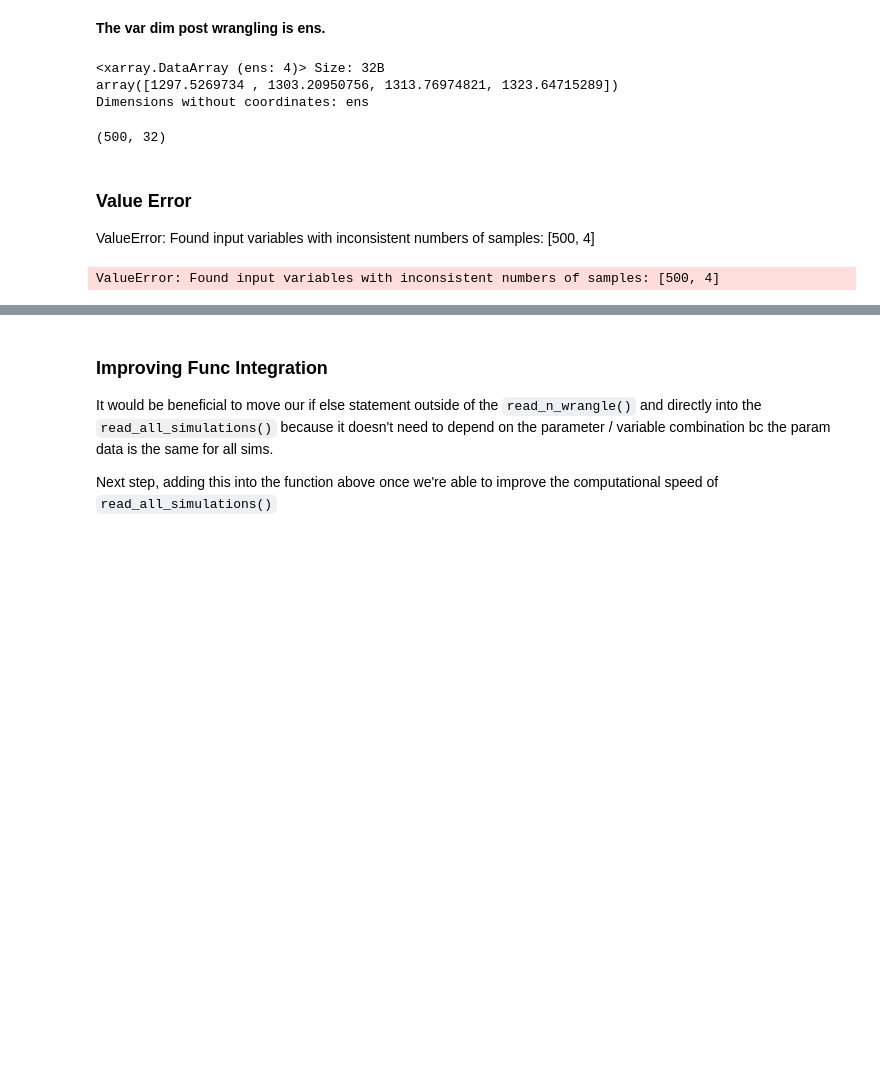
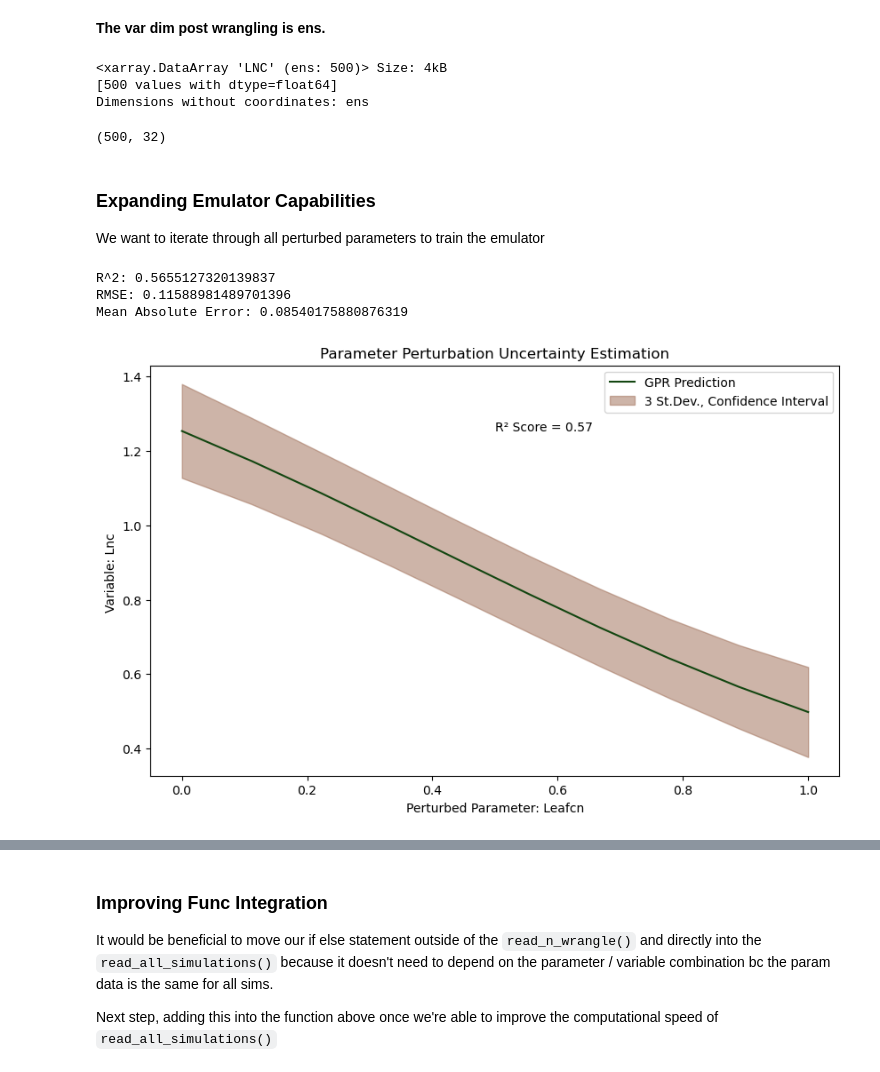
Before and after one commit to GaiaFuture/Prototype, a Jupyter notebook: expanding_var_cluster_timeline.ipynb, the cells around one changed output, grey strips where cells are left out. Drawn from its saved outputs; the diff is of its cells as text; code cells hidden in the pictures; blank space fills up the shorter version.

Commit message:
timeline appears to pull properly, but wrangling needs to be checked. working on iterating using model for all params

```diff
--- a/expanding_var_cluster_timeline.ipynb
+++ b/expanding_var_cluster_timeline.ipynb
@@ -176,4 +139,4 @@ def read_n_wrangle2(param, var):
     return params, var_avg, param_name, var_name
 # %%
 # this takes about 2 minutes to run
-param, var, param_name, var_name = read_n_wrangle2("leafcn","TOTVEGC")
+param2, var2, param_name, var_name = read_n_wrangle2("leafcn","LNC")
@@ -180,22 +164,24 @@ param, var, param_name, var_name = read_n_wrangle2("leafcn","TOTVEGC")
 # %% [markdown]
 **The var dim post wrangling is ens.**
+# %%
+# this takes about 2 minutes to run
+param, var, param_name, var_name = read_n_wrangle("leafcn","LNC")
 # %%
 var.shape
 var
 # %% [output]
-<xarray.DataArray (ens: 4)> Size: 32B
-array([1297.5269734 , 1303.20950756, 1313.76974821, 1323.64715289])
+<xarray.DataArray 'LNC' (ens: 500)> Size: 4kB
+[500 values with dtype=float64]
 Dimensions without coordinates: ens
 # %%
 param.shape
 # %% [output]
 (500, 32)
 # %% [markdown]
-### Value Error
-
-ValueError: Found input variables with inconsistent numbers of samples: [500, 4]
+### Expanding Emulator Capabilities
+We want to iterate through all perturbed parameters to train the emulator
 # %%
-def train_emulator(param, var):
+def train_emulator2(param, var):
     #~~~~~~~~~~~~~~~~~~~~~~~~~~~~~~~~~~~~~~~
     # ----   Load Pickled Emulation     ----
     #~~~~~~~~~~~~~~~~~~~~~~~~~~~~~~~~~~~~~~~
@@ -205,12 +191,12 @@ def train_emulator(param, var):
     # commenting out now and adapting bc var is xr.da in this case
     filename = os.path.join("emulation_results", f"gpr_model_{var_name}_{param_name}.sav")
 
-    if os.path.exists(filename):
+    #if os.path.exists(filename):
         # load the model from disk
-        loaded_model = pickle.load(open(filename, 'rb'))
+     #   loaded_model = pickle.load(open(filename, 'rb'))
 
-    else:
-        print(f"Emulator is running, this may take a few moments")
+   # else:
+    #    print(f"Emulator is running, this may take a few moments")
 
     #~~~~~~~~~~~~~~~~~~~~~~~~~~~~~~~~~~~~~~~
     # ----      Split Data 90/10        ----
@@ -303,6 +289,12 @@ def train_emulator(param, var):
 
     return gpr_model, y_pred, y_std, y_test, X_test, r2_emulator
 # %%
-gpr_model, y_pred, y_std, y_test, X_test, r2_emulator = train_emulator(param, var)
+gpr_model, y_pred, y_std, y_test, X_test, r2_emulator = train_emulator2(param2, var2)
 # %% [output]
-ValueError: Found input variables with inconsistent numbers of samples: [500, 4]
+R^2: 0.5655127320139837
+RMSE: 0.11588981489701396
+Mean Absolute Error: 0.08540175880876319
+# %%
+plot_emulator(gpr_model, y_test, r2_emulator)
+# %% [output]
+[figure, added]
```
Also changed, not shown: parts of 10 cells of this notebook, 36 other files.
